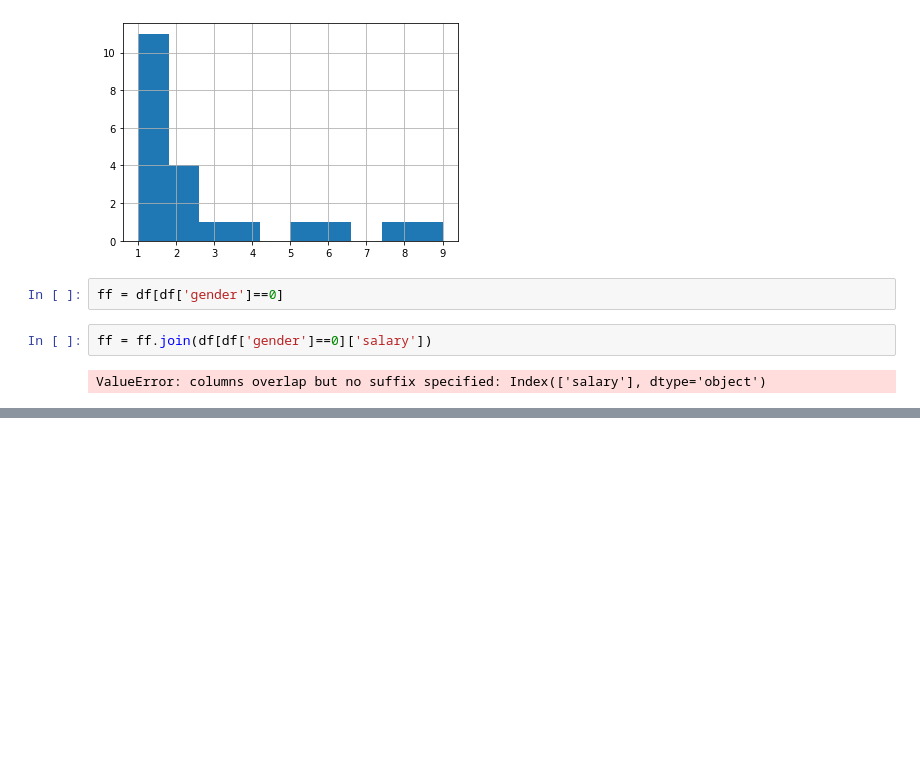
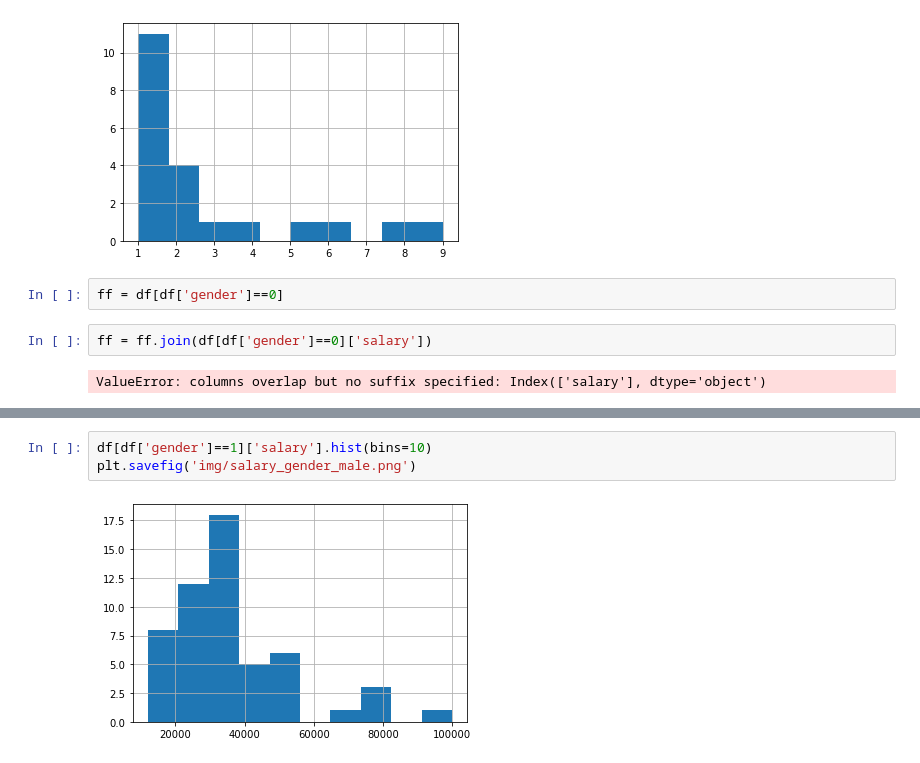
Before and after one commit to shinobu9/gender_gap_econometrics, a Jupyter notebook: Graphs.ipynb, the cells around one changed output, grey strips where cells are left out. Cells and saved outputs as stored; diff of their text form; blank space fills up the shorter version.

```diff
--- a/Graphs.ipynb
+++ b/Graphs.ipynb
@@ -81,0 +72,5 @@ Name: salary, Length: 62, dtype: float64
+# %%
+df[df['gender']==1]['salary'].hist(bins=10)
+plt.savefig('img/salary_gender_male.png')
+# %% [output]
+[figure, added]
```
Also changed, not shown: parts of 1 cell of this notebook, 2 other files.
